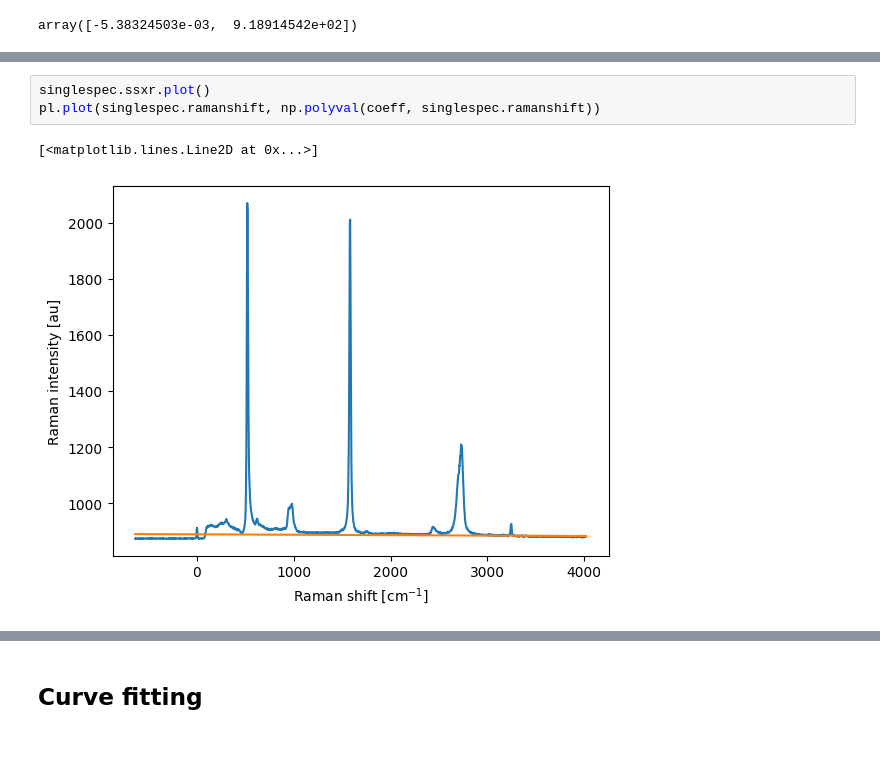
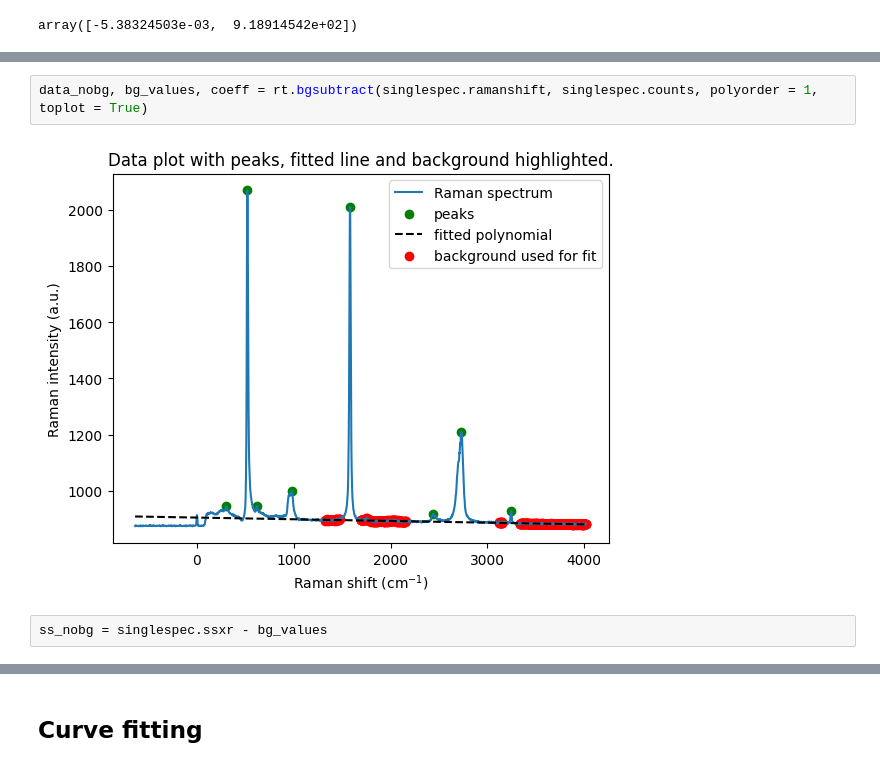
Before and after one commit to zrbyte/ramantools, a Jupyter notebook: ramantools tutorial.ipynb, the cells around one changed output, grey strips where cells are left out. Cells and saved outputs as stored; diff of their text form.

```diff
--- a/ramantools tutorial.ipynb
+++ b/ramantools tutorial.ipynb
@@ -265,6 +256,6 @@ pl.ylim([850, 1000])
-# %%
-singlespec.ssxr.plot()
-pl.plot(singlespec.ramanshift, np.polyval(coeff, singlespec.ramanshift))
-# %% [output]
-[<matplotlib.lines.Line2D at 0x...>]
-[figure, removed]
+# %%
+data_nobg, bg_values, coeff = rt.bgsubtract(singlespec.ramanshift, singlespec.counts, polyorder = 1, toplot = True)
+# %% [output]
+[figure, added]
+# %%
+ss_nobg = singlespec.ssxr - bg_values
```
Also changed, not shown: parts of 12 cells of this notebook, 1 other file.
